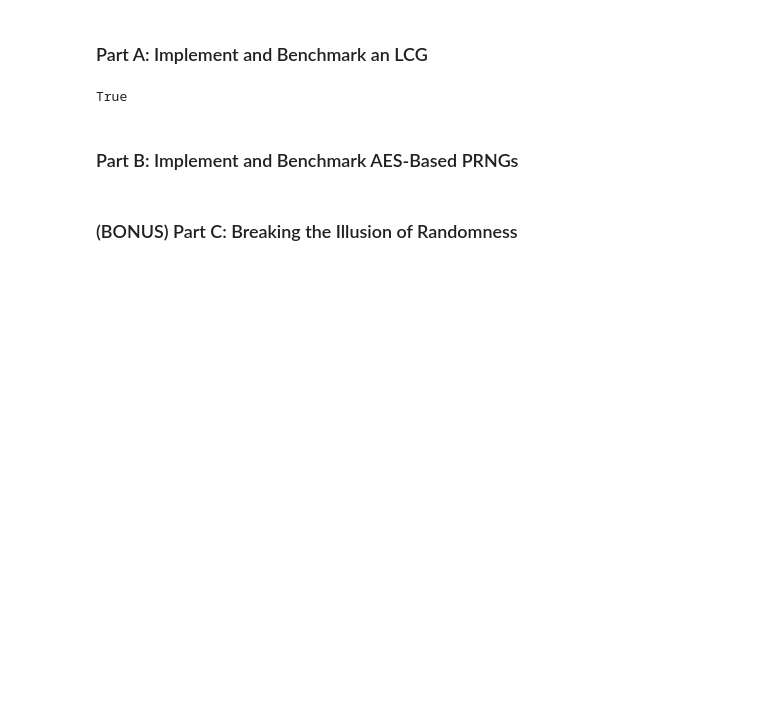
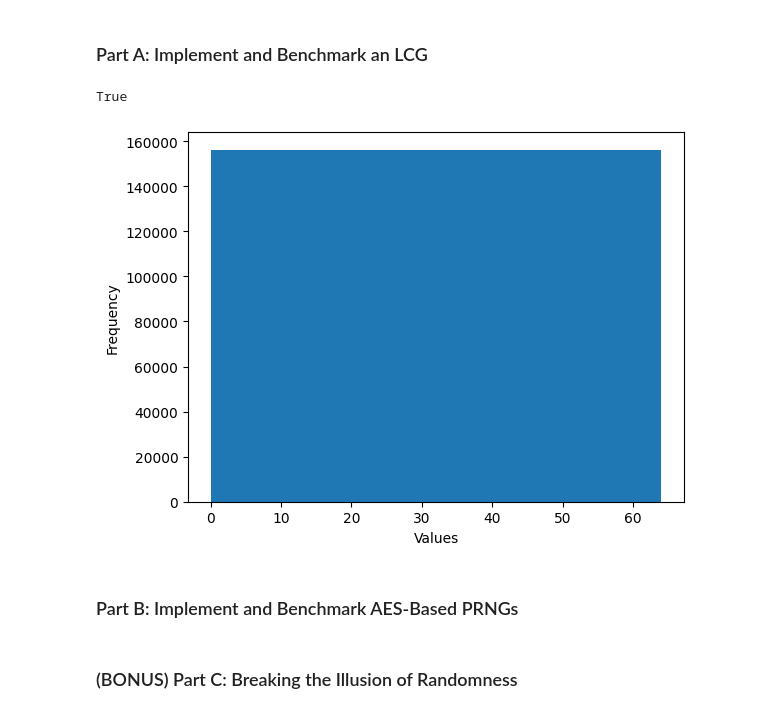
Before and after one commit to Kaya-Kaya/CMU-x-IDQuantique-Challenge, a Jupyter notebook: Task_1.ipynb, the cells around one changed output. Cells and saved outputs as stored; diff of their text form; code cells hidden in the pictures; blank space fills up the shorter version.

Commit message:
Histogram

```diff
--- a/Task_1.ipynb
+++ b/Task_1.ipynb
@@ -70,7 +69,16 @@ print(check_parameters(multiplier, increment, modulus))
 # %% [output]
 True
+# %%
+sequence = Linear_Congruential_Generator(12345, multiplier, increment, modulus, 10_000_000)
 # %%
-pass # TODO: plot a histogram of the generated numbers to visualize distribution
+plt.hist(sequence, bins=modulus, range=(0, modulus))
+
+plt.xlabel("Values")
+plt.ylabel("Frequency")
+
+plt.show()
+# %% [output]
+[figure, added]
 # %%
 def compute_entropy(X: dict):
     """
```
Also changed, not shown: parts of 2 cells of this notebook.
